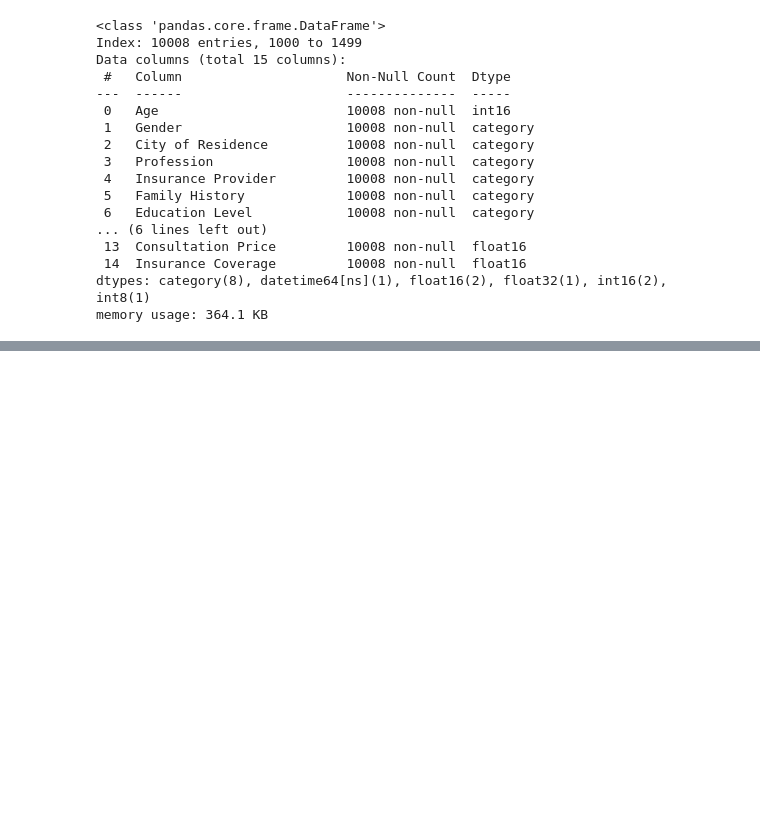
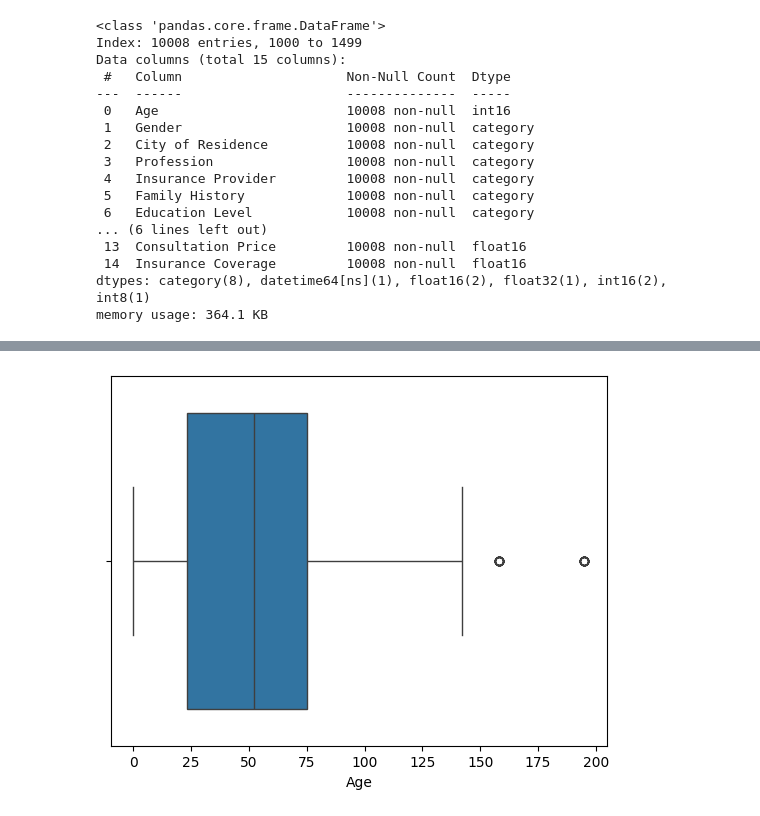
Before and after one commit to amdbsilva/pre-processing, a Jupyter notebook: projeto de datapreprocessing.ipynb, the cells around one changed output, grey strips where cells are left out. Drawn from its saved outputs; the diff is of its cells as text; code cells hidden in the pictures; blank space fills up the shorter version.

```diff
--- a/projeto de datapreprocessing.ipynb
+++ b/projeto de datapreprocessing.ipynb
@@ -758,0 +781,5 @@ memory usage: 364.1 KB
+# %%
+sns.boxplot(data=data, x='Age')
+plt.show()
+# %% [output]
+[figure, added]
```
Also changed, not shown: parts of 24 cells of this notebook.
